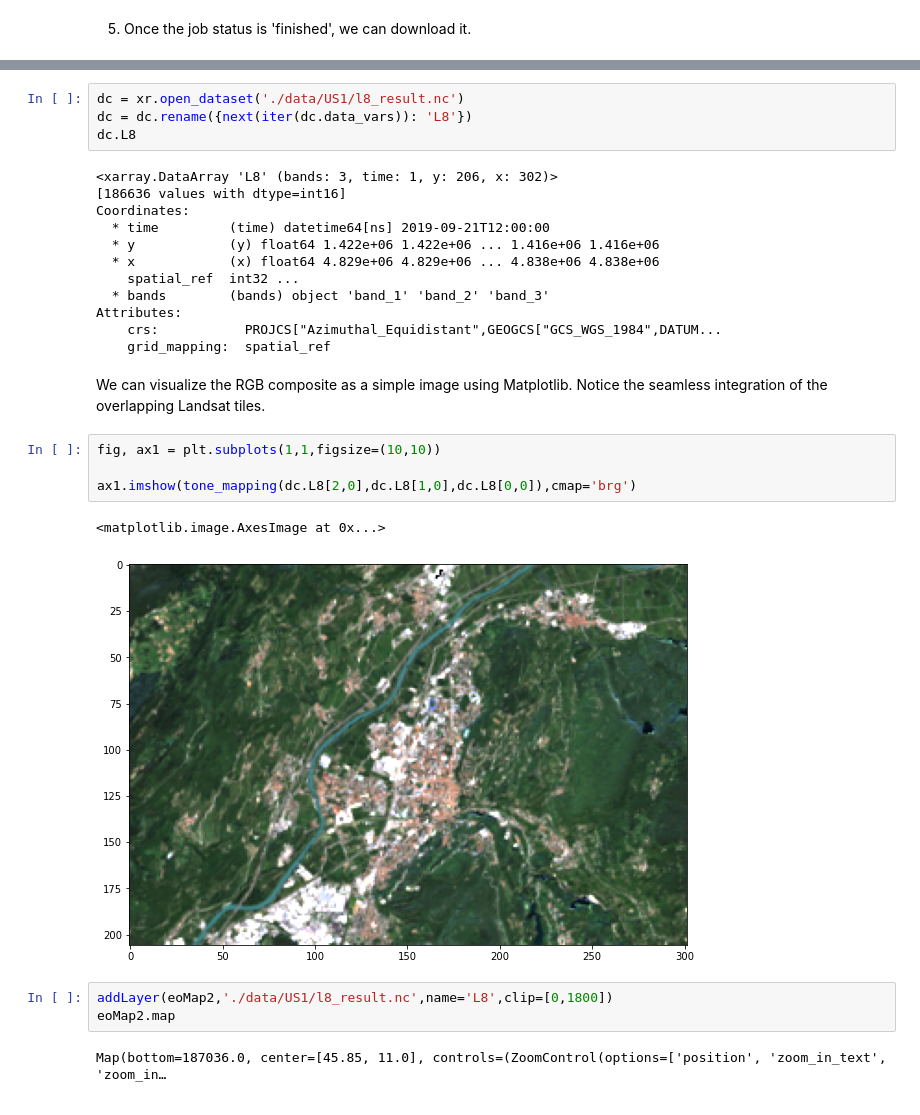
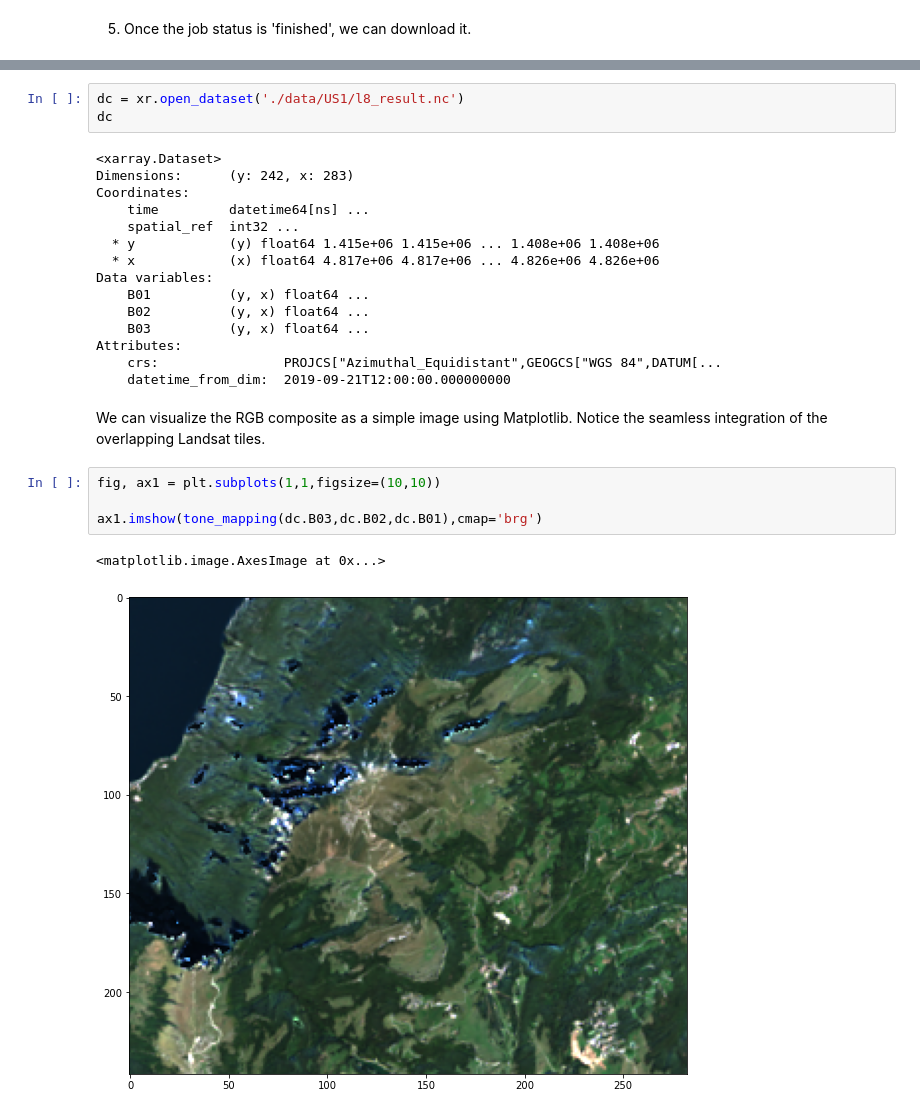
Before and after one commit to openEOPlatform/SRR1_notebooks, a Jupyter notebook: OpenEO Platform - User story 1.ipynb, the cells around one changed output, grey strips where cells are left out. Drawn from its saved outputs; the diff is of its cells as text.

```diff
--- a/OpenEO Platform - User story 1.ipynb
+++ b/OpenEO Platform - User story 1.ipynb
@@ -346,30 +319,27 @@ PosixPath('data/US1/l8_result.nc')
 # %%
 dc = xr.open_dataset('./data/US1/l8_result.nc')
-dc = dc.rename({next(iter(dc.data_vars)): 'L8'})
-dc.L8
+dc
 # %% [output]
-<xarray.DataArray 'L8' (bands: 3, time: 1, y: 206, x: 302)>
-[186636 values with dtype=int16]
+<xarray.Dataset>
+Dimensions:      (y: 242, x: 283)
 Coordinates:
-  * time         (time) datetime64[ns] 2019-09-21T12:00:00
-  * y            (y) float64 1.422e+06 1.422e+06 ... 1.416e+06 1.416e+06
-  * x            (x) float64 4.829e+06 4.829e+06 ... 4.838e+06 4.838e+06
+    time         datetime64[ns] ...
     spatial_ref  int32 ...
-  * bands        (bands) object 'band_1' 'band_2' 'band_3'
+  * y            (y) float64 1.415e+06 1.415e+06 ... 1.408e+06 1.408e+06
+  * x            (x) float64 4.817e+06 4.817e+06 ... 4.826e+06 4.826e+06
+Data variables:
+    B01          (y, x) float64 ...
+    B02          (y, x) float64 ...
+    B03          (y, x) float64 ...
 Attributes:
-    crs:           PROJCS["Azimuthal_Equidistant",GEOGCS["GCS_WGS_1984",DATUM...
-    grid_mapping:  spatial_ref
+    crs:                PROJCS["Azimuthal_Equidistant",GEOGCS["WGS 84",DATUM[...
+    datetime_from_dim:  2019-09-21T12:00:00.000000000
 # %% [markdown]
 We can visualize the RGB composite as a simple image using Matplotlib. Notice the seamless integration of the overlapping Landsat tiles.
 # %%
 fig, ax1 = plt.subplots(1,1,figsize=(10,10))
 
-ax1.imshow(tone_mapping(dc.L8[2,0],dc.L8[1,0],dc.L8[0,0]),cmap='brg')
+ax1.imshow(tone_mapping(dc.B03,dc.B02,dc.B01),cmap='brg')
 # %% [output]
 <matplotlib.image.AxesImage at 0x...>
-[figure, old version]
+[figure, new version]
-# %%
-addLayer(eoMap2,'./data/US1/l8_result.nc',name='L8',clip=[0,1800])
-eoMap2.map
-# %% [output]
-Map(bottom=187036.0, center=[45.85, 11.0], controls=(ZoomControl(options=['position', 'zoom_in_text', 'zoom_in…
```
Also changed, not shown: parts of 45 cells of this notebook.
